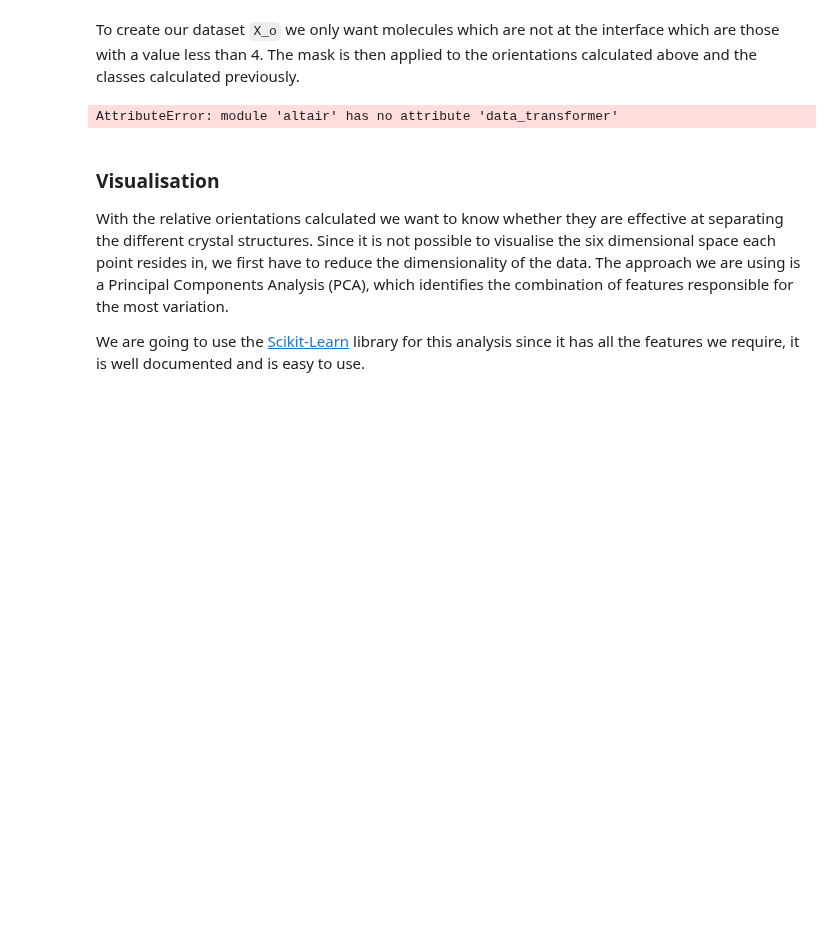
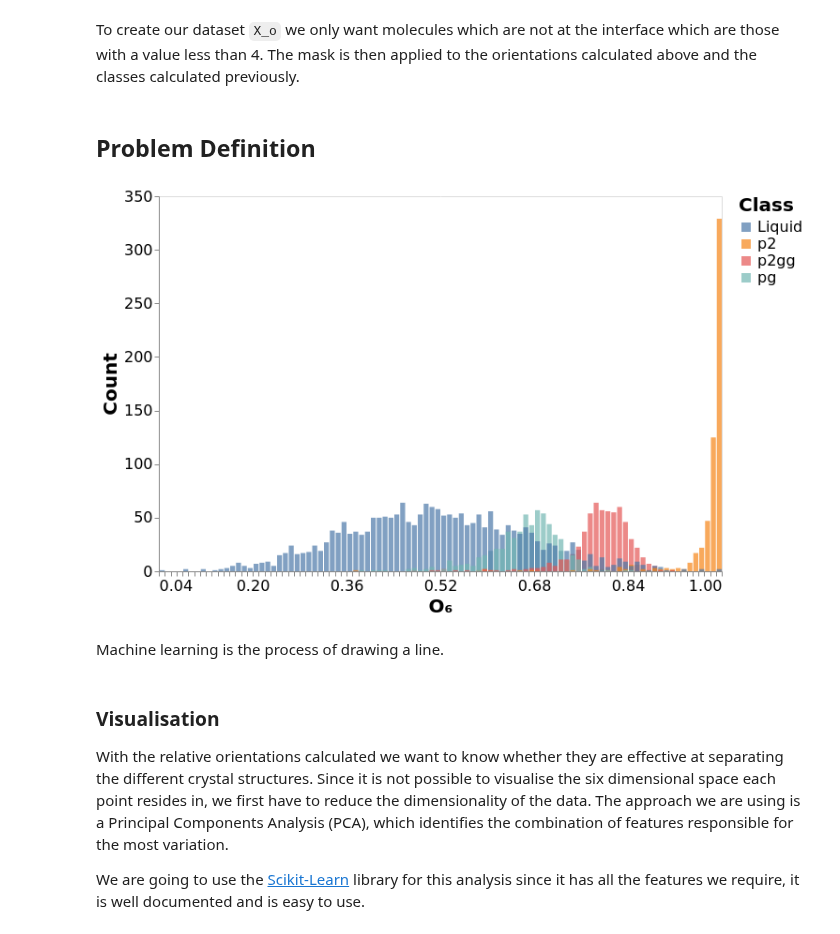
Before and after one commit to malramsay64/MLCrystals, a Jupyter notebook: notebooks/02_Features.ipynb, the cells around one changed output. Saved outputs shown, nothing was run; the diff lists cells and outputs as text; code cells hidden in the pictures; blank space fills up the shorter version.

```diff
--- a/notebooks/02_Features.ipynb
+++ b/notebooks/02_Features.ipynb
@@ -156,16 +154,21 @@ y = pd.Categorical.from_codes(y, categories=["Liquid", "p2", "p2gg", "pg"])
+# %% [markdown]
+## Problem Definition
 # %%
 mean_orientations = pd.DataFrame({
-    "mean_orient": np.cos(X_o).mean(axis=1),
+    "mean_orient": np.square(np.cos(X_o)).mean(axis=1),
     "Class": y,
 })
 
 c = alt.Chart(mean_orientations).mark_bar(opacity=0.7).encode(
     x=alt.X("mean_orient", title="O₆",  bin=alt.Bin(maxbins=100)),
     y=alt.Y("count()", title="Count", stack=None),
-    color="Class",
+    color=alt.Color("Class")
 )
 
-with alt.data_transformer.enable(default):
+with alt.data_transformers.enable("default"):
     c.save("../figures/order_parameter_overlap.svg", webdriver="firefox")
+c
 # %% [output]
-AttributeError: module 'altair' has no attribute 'data_transformer'
+[figure, added]
+# %% [markdown]
+Machine learning is the process of drawing a line.
```
Also changed, not shown: parts of 9 cells of this notebook, 2 other files.
